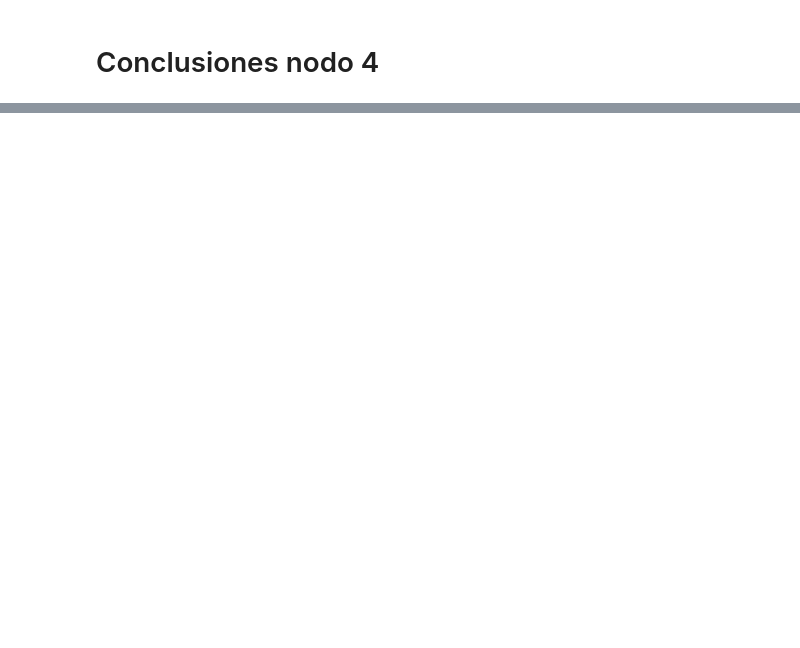
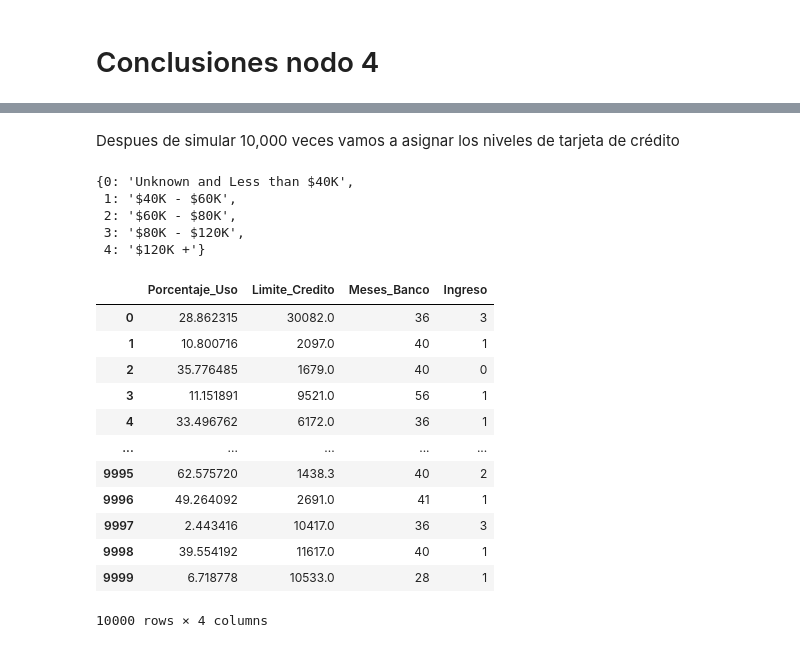
Before and after one commit to IvanArellanoRuelas/ProyectoModulo1_ArellanoI_LafargaI, a Jupyter notebook: ProyectoModulo2_Arellano_Lafarga.ipynb, the cells around one changed output, grey strips where cells are left out. Saved outputs shown, nothing was run; the diff lists cells and outputs as text; code cells hidden in the pictures; blank space fills up the shorter version.

```diff
--- a/ProyectoModulo2_Arellano_Lafarga.ipynb
+++ b/ProyectoModulo2_Arellano_Lafarga.ipynb
@@ -470,6 +460,8 @@ plt.show()
 Generamos una distribucción que como podemos observar en el histograma, simula de manera adecuada el comportamiento del crédito asignado a cada cliente. Lo que nos permitira tener una simulación mas real a la hora de determinar su nivel de tarjeta de crédito.
 
 tabien podemos decir que la media de nuetra simulación es precisa dado que se encuentra dentro del intervalo de confianza
+# %%
+Simulacion_Nodo1 = o
 # %% [markdown]
 # Nodo 2 Porcentaje de uso de crédito:
 # %%
@@ -1105,0 +1104,31 @@ plt.show()
+# %% [markdown]
+Despues de simular 10,000 veces vamos a asignar los niveles de tarjeta de crédito
+# %%
+Diccionario_N4
+# %% [output]
+{0: 'Unknown and Less than $40K',
+ 1: '$40K - $60K',
+ 2: '$60K - $80K',
+ 3: '$80K - $120K',
+ 4: '$120K +'}
+# %%
+Simulacion = pd.DataFrame(columns={'Limite_Credito','Porcentaje_Uso','Meses_Banco','Ingreso'})
+Simulacion['Limite_Credito']=Simulacion_Nodo1
+Simulacion['Porcentaje_Uso']=Simulacion_Nodo2
+Simulacion['Meses_Banco']=Simulacion_Nodo3
+Simulacion['Ingreso']=Simulacion_Nodo4
+Simulacion
+# %% [output]
+|  | Porcentaje_Uso | Limite_Credito | Meses_Banco | Ingreso |
+| 0 | 28.862315 | 30082.0 | 36 | 3 |
+| 1 | 10.800716 | 2097.0 | 40 | 1 |
+| 2 | 35.776485 | 1679.0 | 40 | 0 |
+| 3 | 11.151891 | 9521.0 | 56 | 1 |
+| 4 | 33.496762 | 6172.0 | 36 | 1 |
+| ... | ... | ... | ... | ... |
+| 9995 | 62.575720 | 1438.3 | 40 | 2 |
+| 9996 | 49.264092 | 2691.0 | 41 | 1 |
+| 9997 | 2.443416 | 10417.0 | 36 | 3 |
+| 9998 | 39.554192 | 11617.0 | 40 | 1 |
+| 9999 | 6.718778 | 10533.0 | 28 | 1 |
+10000 rows × 4 columns
```
Also changed, not shown: parts of 46 cells of this notebook.
